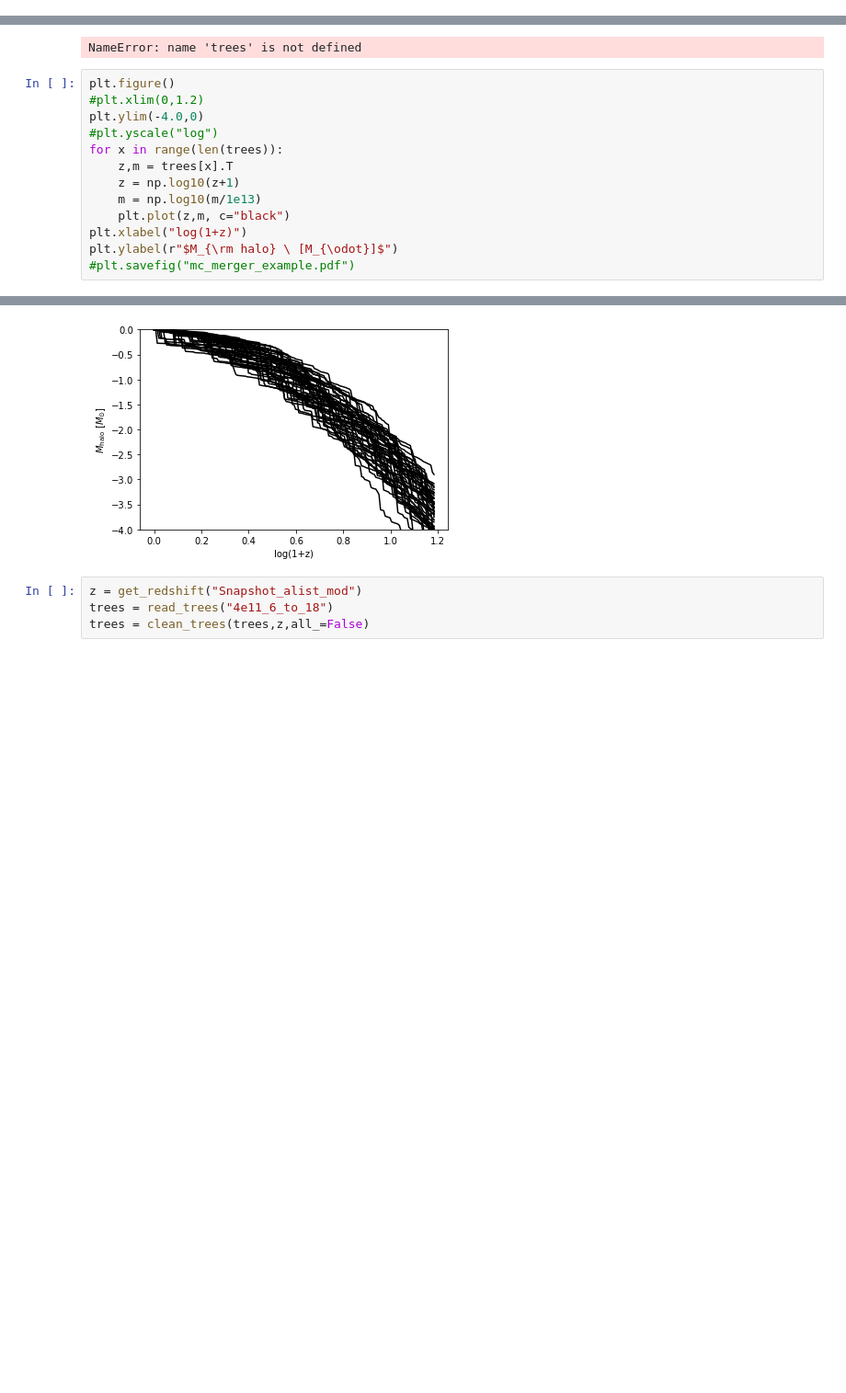
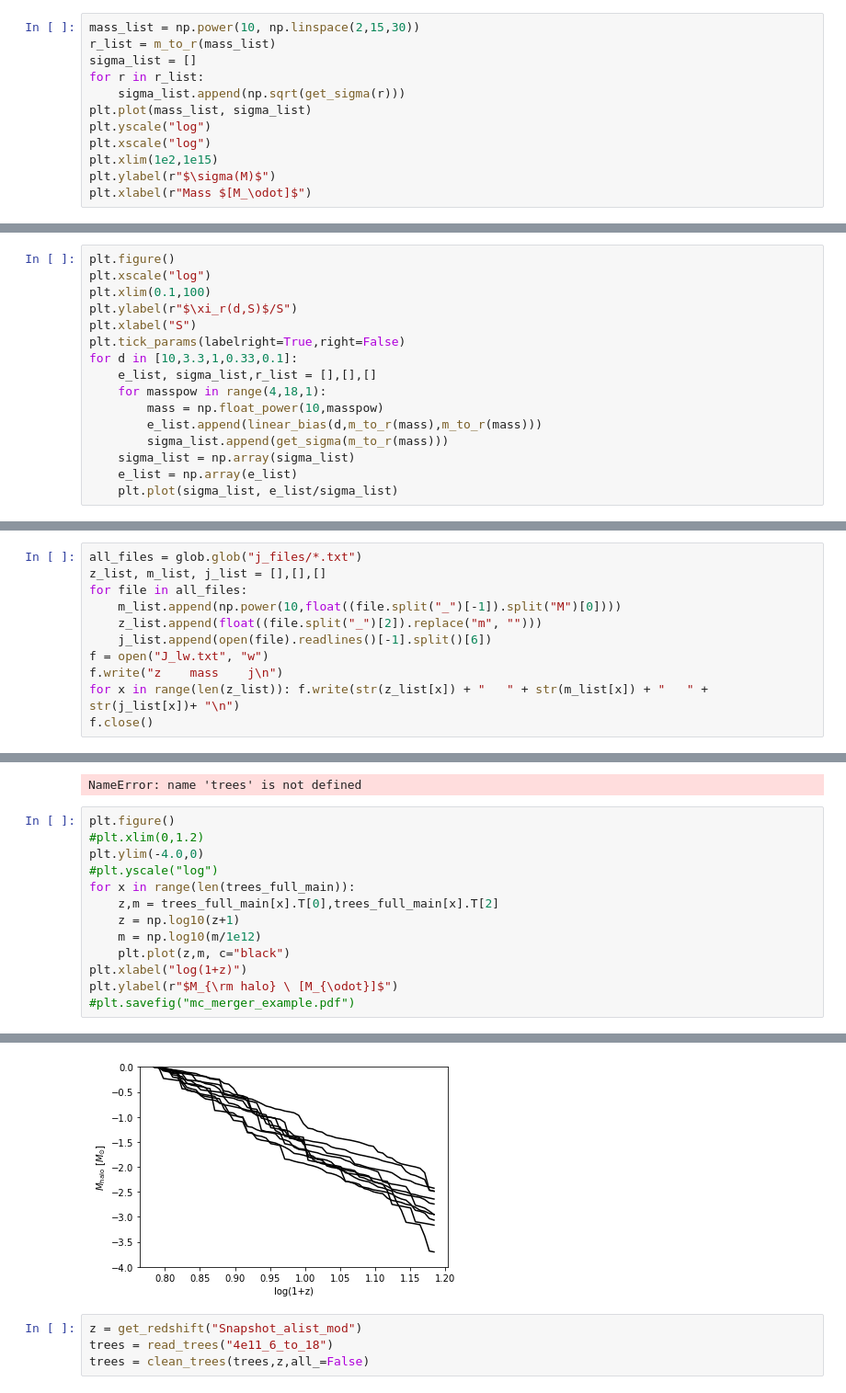
Before and after one commit to mscoggs/dcbh_relation_lifetime, a Jupyter notebook: analyze_trees.ipynb, the cells around one changed output, grey strips where cells are left out. Shown at 92% size. Cells and saved outputs as stored; diff of their text form; blank space fills up the shorter version.

```diff
--- a/analyze_trees.ipynb
+++ b/analyze_trees.ipynb
@@ -615,0 +1762,12 @@ plt.savefig("figures/"+save_title+".pdf",bbox_inches='tight')
+# %%
+mass_list = np.power(10, np.linspace(2,15,30))
+r_list = m_to_r(mass_list)
+sigma_list = []
+for r in r_list:
+    sigma_list.append(np.sqrt(get_sigma(r)))
+plt.plot(mass_list, sigma_list)
+plt.yscale("log")
+plt.xscale("log")
+plt.xlim(1e2,1e15)
+plt.ylabel(r"$\sigma(M)$")
+plt.xlabel(r"Mass $[M_\odot]$")
@@ -615,0 +1811,16 @@ plt.savefig("figures/"+save_title+".pdf",bbox_inches='tight')
+# %%
+plt.figure()
+plt.xscale("log")
+plt.xlim(0.1,100)
+plt.ylabel(r"$\xi_r(d,S)$/S")
+plt.xlabel("S")
+plt.tick_params(labelright=True,right=False)
+for d in [10,3.3,1,0.33,0.1]:
+    e_list, sigma_list,r_list = [],[],[]
+    for masspow in range(4,18,1):
+        mass = np.float_power(10,masspow)
+        e_list.append(linear_bias(d,m_to_r(mass),m_to_r(mass)))
+        sigma_list.append(get_sigma(m_to_r(mass)))
+    sigma_list = np.array(sigma_list)
+    e_list = np.array(e_list)
+    plt.plot(sigma_list, e_list/sigma_list)
@@ -615,0 +2177,11 @@ plt.savefig("figures/"+save_title+".pdf",bbox_inches='tight')
+# %%
+all_files = glob.glob("j_files/*.txt")
+z_list, m_list, j_list = [],[],[]
+for file in all_files:
+    m_list.append(np.power(10,float((file.split("_")[-1]).split("M")[0])))
+    z_list.append(float((file.split("_")[2]).replace("m", "")))
+    j_list.append(open(file).readlines()[-1].split()[6])
+f = open("J_lw.txt", "w")
+f.write("z    mass    j\n")
+for x in range(len(z_list)): f.write(str(z_list[x]) + "   " + str(m_list[x]) + "   " + str(j_list[x])+ "\n")
+f.close()
@@ -667,19 +2540,19 @@ NameError: name 'trees' is not defined
 # %%
 plt.figure()
 #plt.xlim(0,1.2)
 plt.ylim(-4.0,0)
 #plt.yscale("log")
-for x in range(len(trees)):
-    z,m = trees[x].T
+for x in range(len(trees_full_main)):
+    z,m = trees_full_main[x].T[0],trees_full_main[x].T[2]
     z = np.log10(z+1)
-    m = np.log10(m/1e13)
+    m = np.log10(m/1e12)
     plt.plot(z,m, c="black")
 plt.xlabel("log(1+z)")
 plt.ylabel(r"$M_{\rm halo} \ [M_{\odot}]$")
 #plt.savefig("mc_merger_example.pdf")
 # %% [output]
 Text(0, 0.5, '$M_{\\rm halo} \\ [M_{\\odot}]$')
-[figure, old version]
+[figure, new version]
 # %%
 z = get_redshift("Snapshot_alist_mod")
 trees = read_trees("4e11_6_to_18")
```
Also changed, not shown: parts of 104 cells of this notebook, 39 other files.
